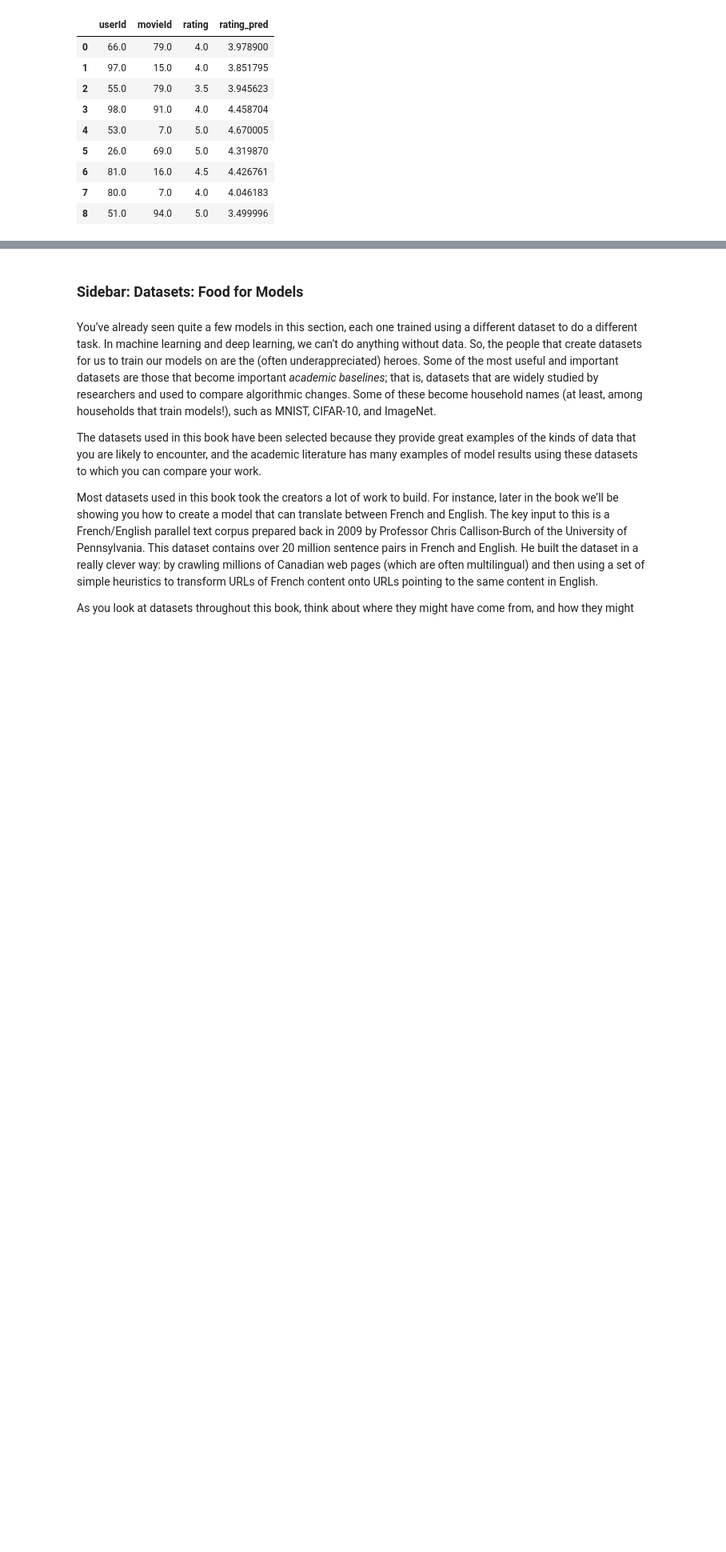
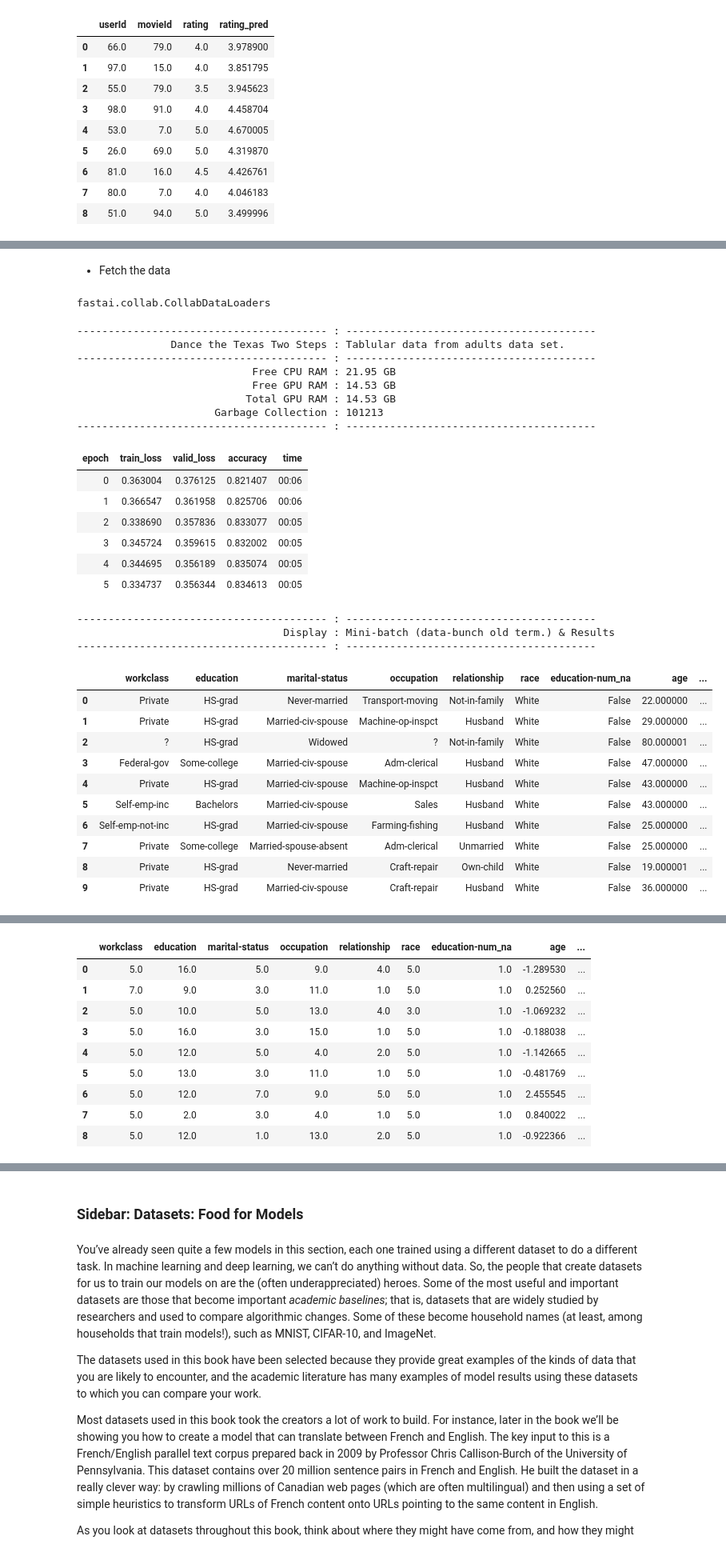
Before and after one commit to duchaba/fastbook, a Jupyter notebook: fastaibook_01_intro_d0hz.ipynb, the cells around one changed output, grey strips where cells are left out. Shown at 80% size. Drawn from its saved outputs; the diff is of its cells as text; code cells hidden in the pictures; blank space fills up the shorter version.

Commit message:
add in tabular and collab

```diff
--- a/fastaibook_01_intro_d0hz.ipynb
+++ b/fastaibook_01_intro_d0hz.ipynb
@@ -1713,0 +1771,2 @@ learn.show_results()
+# %% [markdown]
+- Fetch the data
@@ -1713,0 +1777,4 @@ learn.show_results()
+# %%
+CollabDataLoaders
+# %% [output]
+fastai.collab.CollabDataLoaders
@@ -1713,0 +1827,33 @@ learn.show_results()
+# %%
+# do it
+rocky.dance_twosteps_tabular()
+# %% [output]
+---------------------------------------- : ----------------------------------------
+               Dance the Texas Two Steps : Tablular data from adults data set.
+---------------------------------------- : ----------------------------------------
+                            Free CPU RAM : 21.95 GB
+                            Free GPU RAM : 14.53 GB
+                           Total GPU RAM : 14.53 GB
+                      Garbage Collection : 101213
+---------------------------------------- : ----------------------------------------
+| epoch | train_loss | valid_loss | accuracy | time |
+| 0 | 0.363004 | 0.376125 | 0.821407 | 00:06 |
+| 1 | 0.366547 | 0.361958 | 0.825706 | 00:06 |
+| 2 | 0.338690 | 0.357836 | 0.833077 | 00:05 |
+| 3 | 0.345724 | 0.359615 | 0.832002 | 00:05 |
+| 4 | 0.344695 | 0.356189 | 0.835074 | 00:05 |
+| 5 | 0.334737 | 0.356344 | 0.834613 | 00:05 |
+---------------------------------------- : ----------------------------------------
+                                 Display : Mini-batch (data-bunch old term.) & Results
+---------------------------------------- : ----------------------------------------
+|  | workclass | education | marital-status | occupation | relationship | race | education-num_na | age | ... |
+| 0 | Private | HS-grad | Never-married | Transport-moving | Not-in-family | White | False | 22.000000 | ... |
+| 1 | Private | HS-grad | Married-civ-spouse | Machine-op-inspct | Husband | White | False | 29.000000 | ... |
+| 2 | ? | HS-grad | Widowed | ? | Not-in-family | White | False | 80.000001 | ... |
+| 3 | Federal-gov | Some-college | Married-civ-spouse | Adm-clerical | Husband | White | False | 47.000000 | ... |
+| 4 | Private | HS-grad | Married-civ-spouse | Machine-op-inspct | Husband | White | False | 43.000000 | ... |
+| 5 | Self-emp-inc | Bachelors | Married-civ-spouse | Sales | Husband | White | False | 43.000000 | ... |
+| 6 | Self-emp-not-inc | HS-grad | Married-civ-spouse | Farming-fishing | Husband | White | False | 25.000000 | ... |
+| 7 | Private | Some-college | Married-spouse-absent | Adm-clerical | Unmarried | White | False | 25.000000 | ... |
+| 8 | Private | HS-grad | Never-married | Craft-repair | Own-child | White | False | 19.000001 | ... |
+| 9 | Private | HS-grad | Married-civ-spouse | Craft-repair | Husband | White | False | 36.000000 | ... |
@@ -1713,0 +1861,10 @@ learn.show_results()
+|  | workclass | education | marital-status | occupation | relationship | race | education-num_na | age | ... |
+| 0 | 5.0 | 16.0 | 5.0 | 9.0 | 4.0 | 5.0 | 1.0 | -1.289530 | ... |
+| 1 | 7.0 | 9.0 | 3.0 | 11.0 | 1.0 | 5.0 | 1.0 | 0.252560 | ... |
+| 2 | 5.0 | 10.0 | 5.0 | 13.0 | 4.0 | 3.0 | 1.0 | -1.069232 | ... |
+| 3 | 5.0 | 16.0 | 3.0 | 15.0 | 1.0 | 5.0 | 1.0 | -0.188038 | ... |
+| 4 | 5.0 | 12.0 | 5.0 | 4.0 | 2.0 | 5.0 | 1.0 | -1.142665 | ... |
+| 5 | 5.0 | 13.0 | 3.0 | 11.0 | 1.0 | 5.0 | 1.0 | -0.481769 | ... |
+| 6 | 5.0 | 12.0 | 7.0 | 9.0 | 5.0 | 5.0 | 1.0 | 2.455545 | ... |
+| 7 | 5.0 | 2.0 | 3.0 | 4.0 | 1.0 | 5.0 | 1.0 | 0.840022 | ... |
+| 8 | 5.0 | 12.0 | 1.0 | 13.0 | 2.0 | 5.0 | 1.0 | -0.922366 | ... |
```
Also changed, not shown: parts of 19 cells of this notebook.
